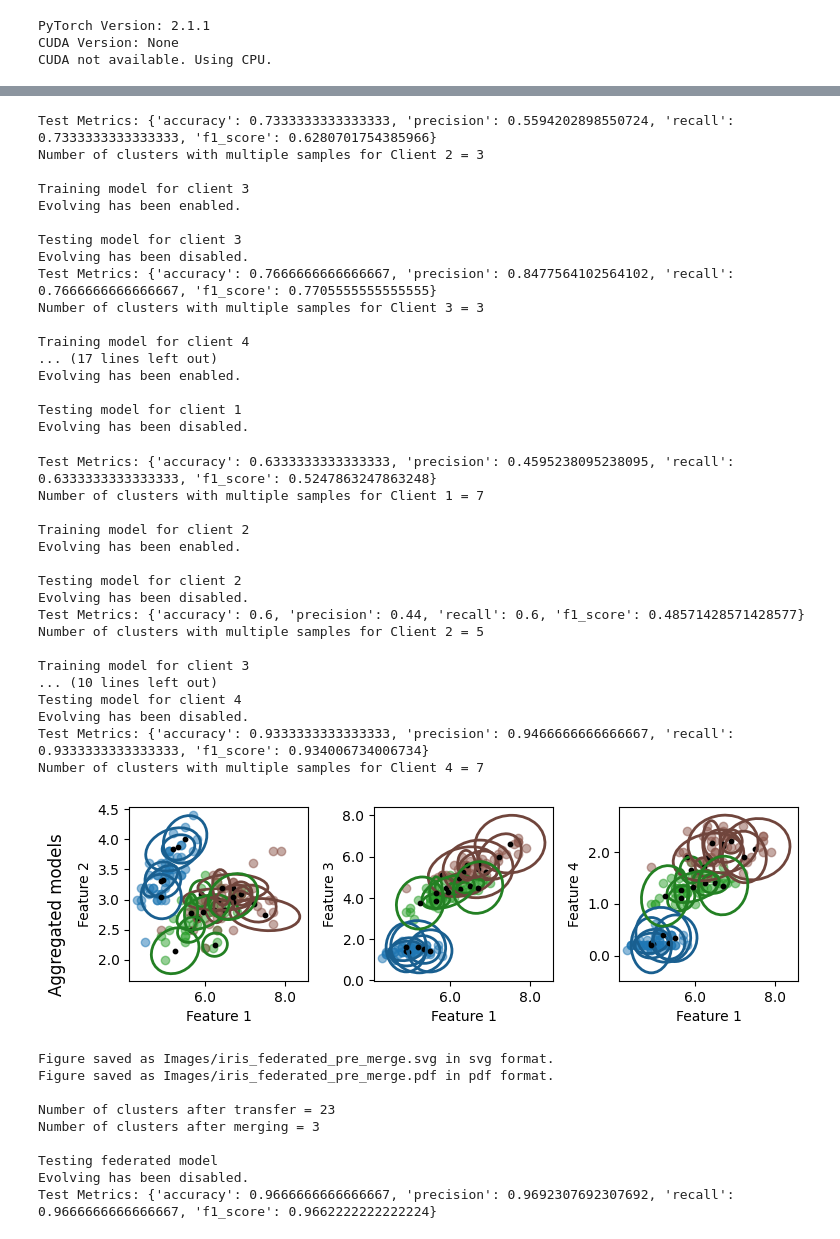
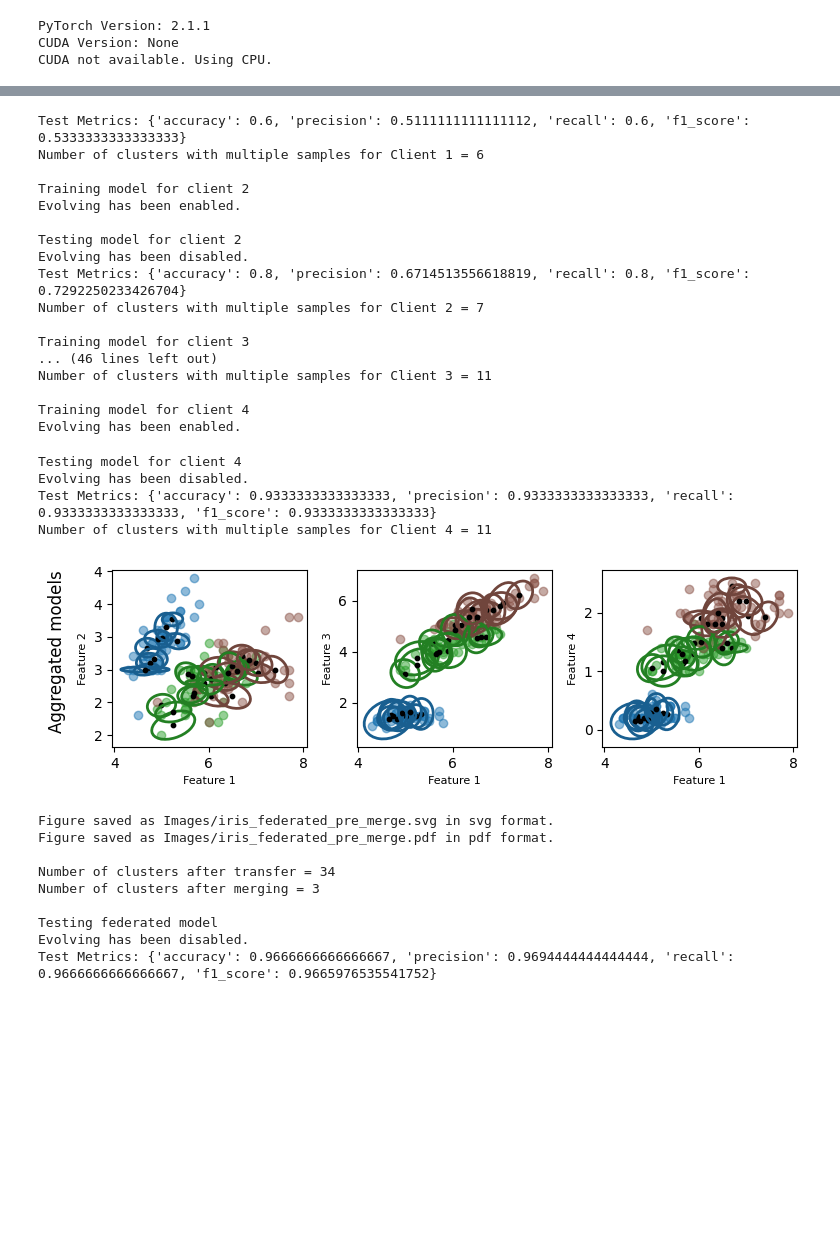
Before and after one commit to mihaozbot/eGAUSSp_Python, a Jupyter notebook: iris_experiment.ipynb, the cells around one changed output, grey strips where cells are left out. Cells and saved outputs as stored; diff of their text form; code cells hidden in the pictures; blank space fills up the shorter version.

```diff
--- a/iris_experiment.ipynb
+++ b/iris_experiment.ipynb
@@ -27,7 +27,7 @@ print("CUDA not available. Using CPU.")
 local_model_params = {
     "feature_dim": 4,
     "num_classes": 3,
-    "N_max": 1,
+    "kappa_n": 4,
     "num_sigma": 2,
     "kappa_join": 1.0,
     "S_0": 1e-8,
@@ -37,9 +37,9 @@ local_model_params = {
 federated_model_params = {
     "feature_dim": 4,
     "num_classes": 3,
-    "N_max": 1,
+    "kappa_n": 1,
     "num_sigma": 2,
-    "kappa_join": 3,
+    "kappa_join": 1.5,
     "S_0": 1e-8,
     "c_max": 4,
     "device": device
@@ -95,8 +95,8 @@ for i_fold, (train_index, test_index) in enumerate(kf.split(iris.data)):
 
         #Test the local models
         print(f"\nTesting model for client {client_idx + 1}")
-        _, pred = test_model(client_model, test_data)
-        metrics = calculate_metrics(pred, test_data)
+        _, pred, _ = test_model(client_model, test_data)
+        metrics = calculate_metrics(pred, test_data, "weighted")
         print(f"Test Metrics: {metrics}")
         all_client_metrics[client_idx].append(metrics)
 
@@ -111,10 +111,9 @@ for i_fold, (train_index, test_index) in enumerate(kf.split(iris.data)):
 
     #Plot the Aggregated model
     if i_fold == (num_splits-1):
-        fig = plot_first_feature_horizontal(all_data, model=federated_model, num_sigma=2, N_max=0, title="Aggregated models")
+        fig = plot_first_feature_horizontal(all_data, model=federated_model, num_sigma=2, N_max=0, title="Aggregated models",format='%d')
         save_figure(fig, "Images/iris_federated_pre_merge.svg","svg")
         save_figure(fig, "Images/iris_federated_pre_merge.pdf","pdf")
-
 
     #Merge the federated model clusters
     print(f"\nNumber of clusters after transfer = {federated_model.c}")
@@ -124,8 +123,8 @@ for i_fold, (train_index, test_index) in enumerate(kf.split(iris.data)):
 
     #Test the federated model
     print(f"\nTesting federated model")
-    _, pred_fed = test_model(federated_model, test_data)
-    federated_metrics = calculate_metrics(pred_fed, test_data)
+    _, pred_fed, _ = test_model(federated_model, test_data)
+    federated_metrics = calculate_metrics(pred_fed, test_data, "weighted")
     print(f"Test Metrics: {federated_metrics}")
     all_federated_metrics.append(federated_metrics)
     all_federated_clusters.append(num_federated_clusters)
@@ -200,48 +199,35 @@ Testing model for client 2
 Evolving has been disabled.
-Test Metrics: {'accuracy': 0.7333333333333333, 'precision': 0.5594202898550724, 'recall': 0.7333333333333333, 'f1_score': 0.6280701754385966}
-Number of clusters with multiple samples for Client 2 = 3
+Test Metrics: {'accuracy': 0.6, 'precision': 0.5111111111111112, 'recall': 0.6, 'f1_score': 0.5333333333333333}
+Number of clusters with multiple samples for Client 1 = 6
+
+Training model for client 2
+Evolving has been enabled.
+
+Testing model for client 2
+Evolving has been disabled.
+Test Metrics: {'accuracy': 0.8, 'precision': 0.6714513556618819, 'recall': 0.8, 'f1_score': 0.7292250233426704}
+Number of clusters with multiple samples for Client 2 = 7
 
 Training model for client 3
-Evolving has been enabled.
-
-Testing model for client 3
-Evolving has been disabled.
-Test Metrics: {'accuracy': 0.7666666666666667, 'precision': 0.8477564102564102, 'recall': 0.7666666666666667, 'f1_score': 0.7705555555555555}
-Number of clusters with multiple samples for Client 3 = 3
+... (46 lines left out)
+Number of clusters with multiple samples for Client 3 = 11
 
 Training model for client 4
-... (17 lines left out)
 Evolving has been enabled.
-
-Testing model for client 1
-Evolving has been disabled.
-Test Metrics: {'accuracy': 0.6333333333333333, 'precision': 0.4595238095238095, 'recall': 0.6333333333333333, 'f1_score': 0.5247863247863248}
-Number of clusters with multiple samples for Client 1 = 7
-
-Training model for client 2
-Evolving has been enabled.
-
-Testing model for client 2
-Evolving has been disabled.
-Test Metrics: {'accuracy': 0.6, 'precision': 0.44, 'recall': 0.6, 'f1_score': 0.48571428571428577}
-Number of clusters with multiple samples for Client 2 = 5
-
-Training model for client 3
-... (10 lines left out)
 Testing model for client 4
 Evolving has been disabled.
-Test Metrics: {'accuracy': 0.9333333333333333, 'precision': 0.9466666666666667, 'recall': 0.9333333333333333, 'f1_score': 0.934006734006734}
-Number of clusters with multiple samples for Client 4 = 7
+Test Metrics: {'accuracy': 0.9333333333333333, 'precision': 0.9333333333333333, 'recall': 0.9333333333333333, 'f1_score': 0.9333333333333333}
+Number of clusters with multiple samples for Client 4 = 11
-[figure, old version]
+[figure, new version]
 Figure saved as Images/iris_federated_pre_merge.svg in svg format.
 Figure saved as Images/iris_federated_pre_merge.pdf in pdf format.
 
-Number of clusters after transfer = 23
+Number of clusters after transfer = 34
 Number of clusters after merging = 3
 
 Testing federated model
 Evolving has been disabled.
-Test Metrics: {'accuracy': 0.9666666666666667, 'precision': 0.9692307692307692, 'recall': 0.9666666666666667, 'f1_score': 0.9662222222222224}
+Test Metrics: {'accuracy': 0.9666666666666667, 'precision': 0.9694444444444444, 'recall': 0.9666666666666667, 'f1_score': 0.9665976535541752}
 # %%
 # Calculate the average samples per class for each client
 average_samples_per_class_per_client = np.mean(samples_per_class_per_client, axis=2)
```
Also changed, not shown: parts of 7 cells of this notebook, 17 other files.
